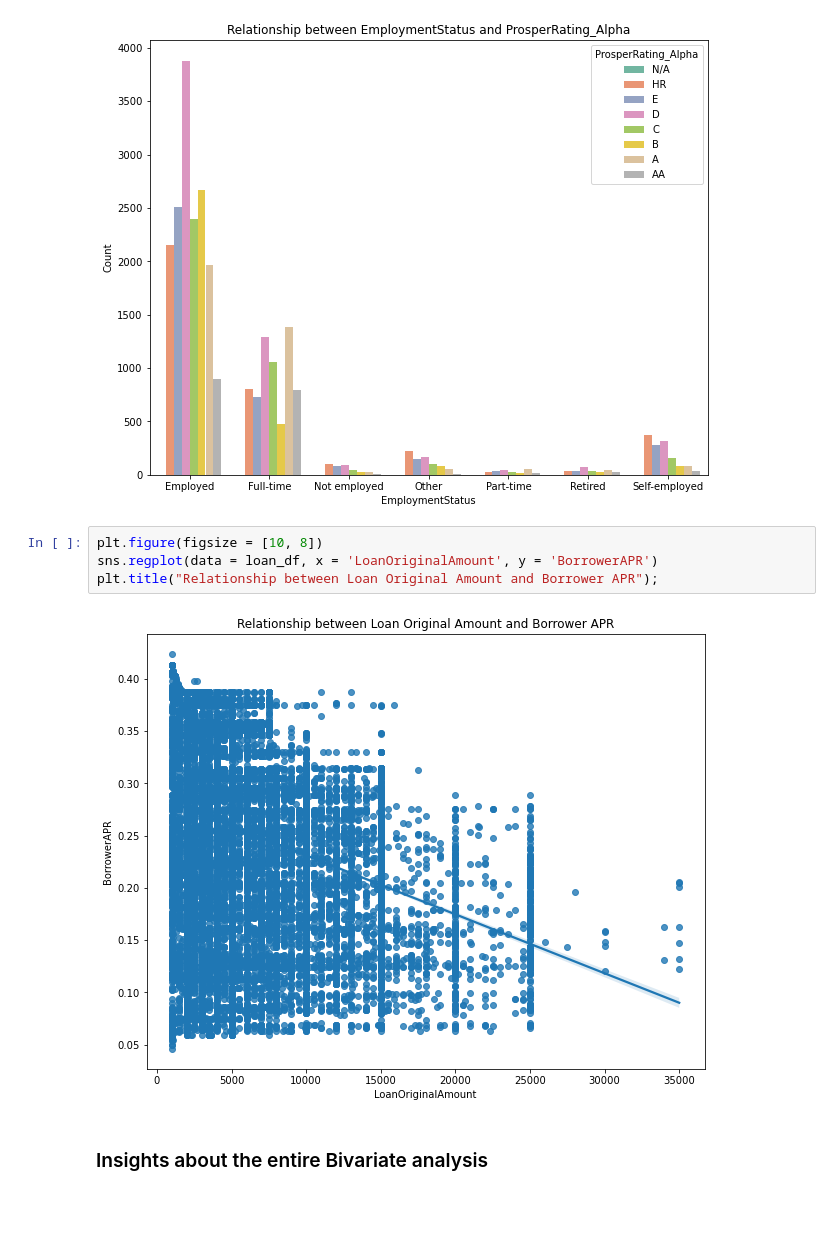
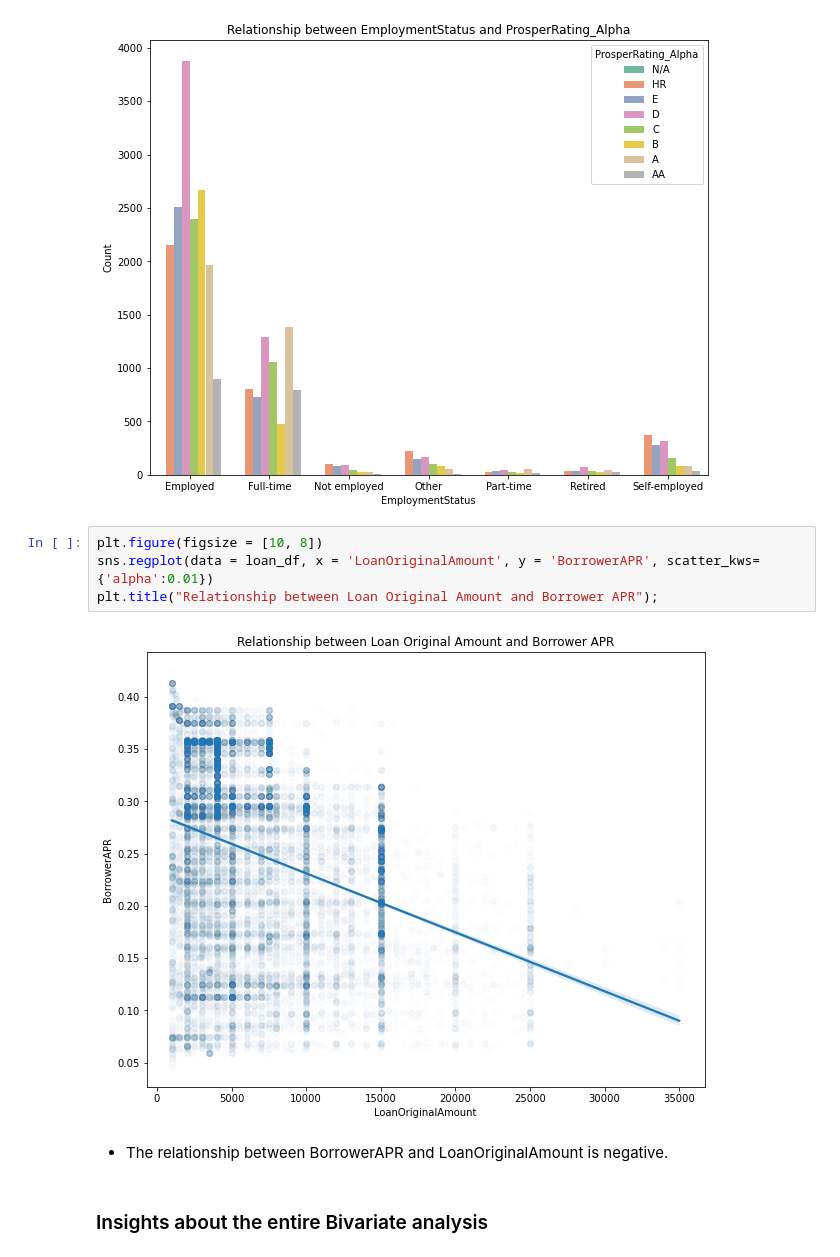
Before and after one commit to Manny-97/Udacity-Data-Analyst, a Jupyter notebook: data visualization/Exploratory_visualization-checkpoint.ipynb, the cells around one changed output. Saved outputs shown, nothing was run; the diff lists cells and outputs as text; blank space fills up the shorter version.

```diff
--- a/data visualization/Exploratory_visualization-checkpoint.ipynb
+++ b/data visualization/Exploratory_visualization-checkpoint.ipynb
@@ -863,10 +976,12 @@ plot_count(df=loan_df, col='EmploymentStatus', hue='ProsperRating_Alpha', palett
 [figure]
 # %%
 plt.figure(figsize = [10, 8])
-sns.regplot(data = loan_df, x = 'LoanOriginalAmount', y = 'BorrowerAPR')
+sns.regplot(data = loan_df, x = 'LoanOriginalAmount', y = 'BorrowerAPR', scatter_kws={'alpha':0.01})
 plt.title("Relationship between Loan Original Amount and Borrower APR");
 # %% [output]
-[figure, old version]
+[figure, new version]
+# %% [markdown]
+- The relationship between BorrowerAPR and LoanOriginalAmount is negative.
 # %% [markdown]
 ### Insights about the entire Bivariate analysis
 # %% [markdown]
```
Also changed, not shown: parts of 70 cells of this notebook, 1 other file.
